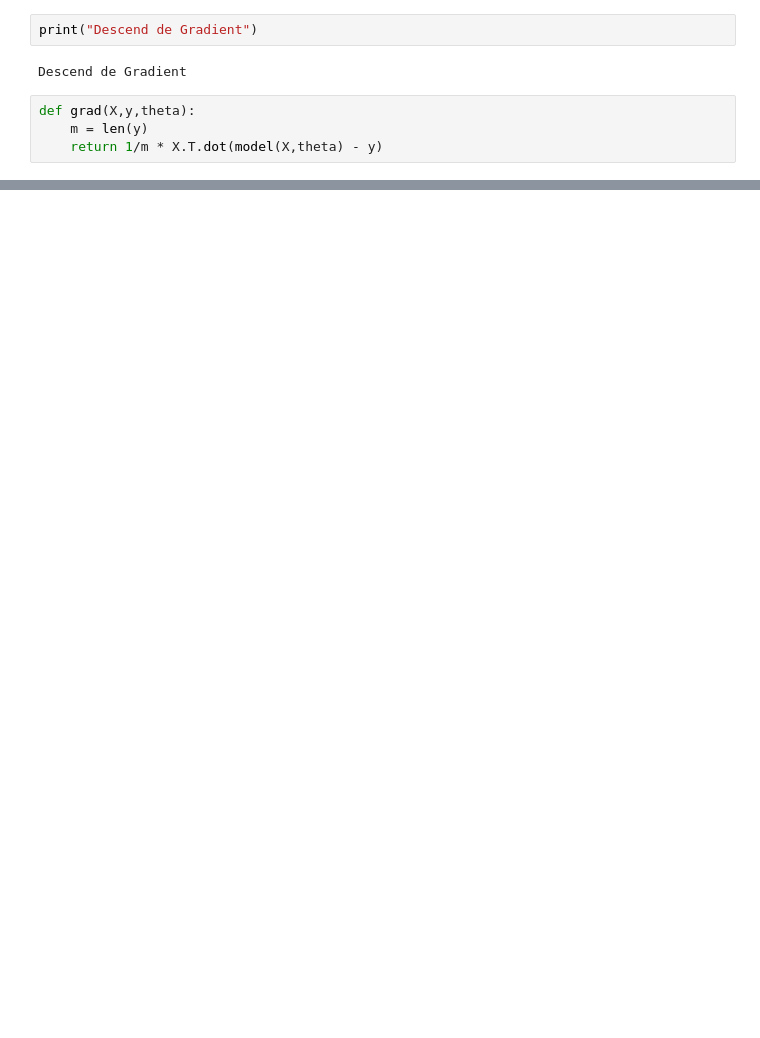
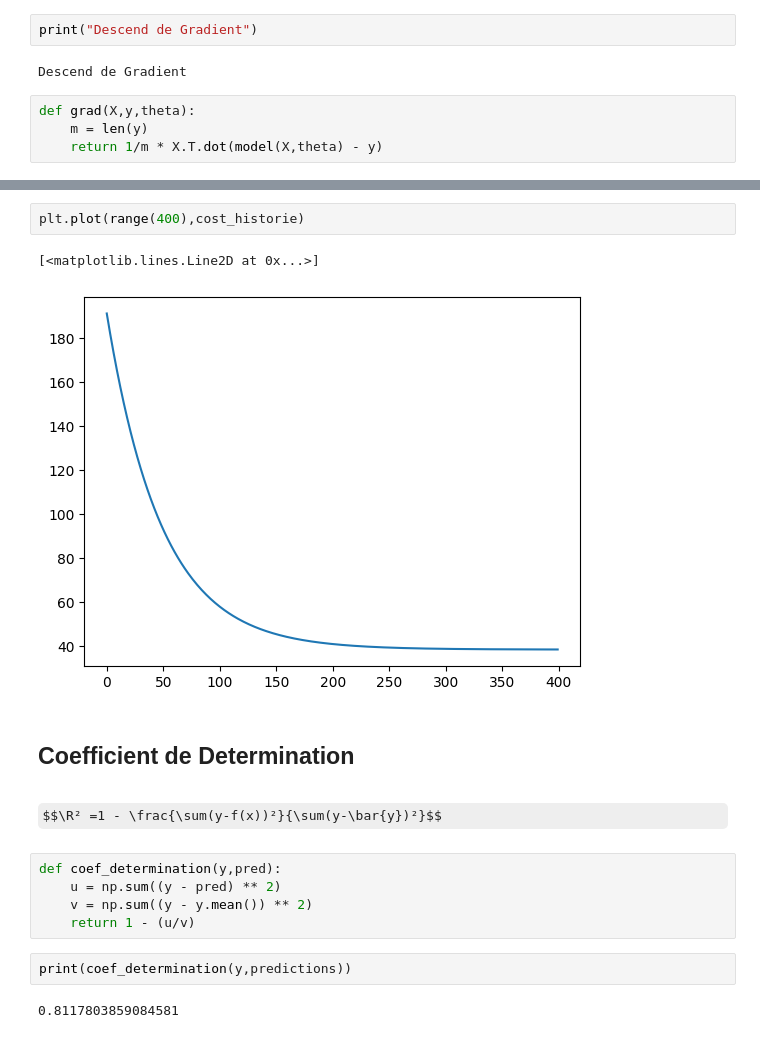
Before and after one commit to TsitouhRanjafy/Machine_Learning, a Jupyter notebook: main_tuto.ipynb, the cells around one changed output, grey strips where cells are left out. Cells and saved outputs as stored; diff of their text form; some formulas as TeX source; blank space fills up the shorter version.

```diff
--- a/main_tuto.ipynb
+++ b/main_tuto.ipynb
@@ -87,0 +90,18 @@ plt.plot(x,predictions,c="red")
+# %%
+plt.plot(range(400),cost_historie)
+# %% [output]
+[<matplotlib.lines.Line2D at 0x...>]
+[figure, added]
+# %% [markdown]
+## Coefficient de Determination
+# %% [markdown]
+$$\R² =1 - \frac{\sum(y-f(x))²}{\sum(y-\bar{y})²}$$
+# %%
+def coef_determination(y,pred):
+    u = np.sum((y - pred) ** 2)
+    v = np.sum((y - y.mean()) ** 2)
+    return 1 - (u/v)
+# %%
+print(coef_determination(y,predictions))
+# %% [output]
+0.8117803859084581
```
Also changed, not shown: parts of 8 cells of this notebook.
